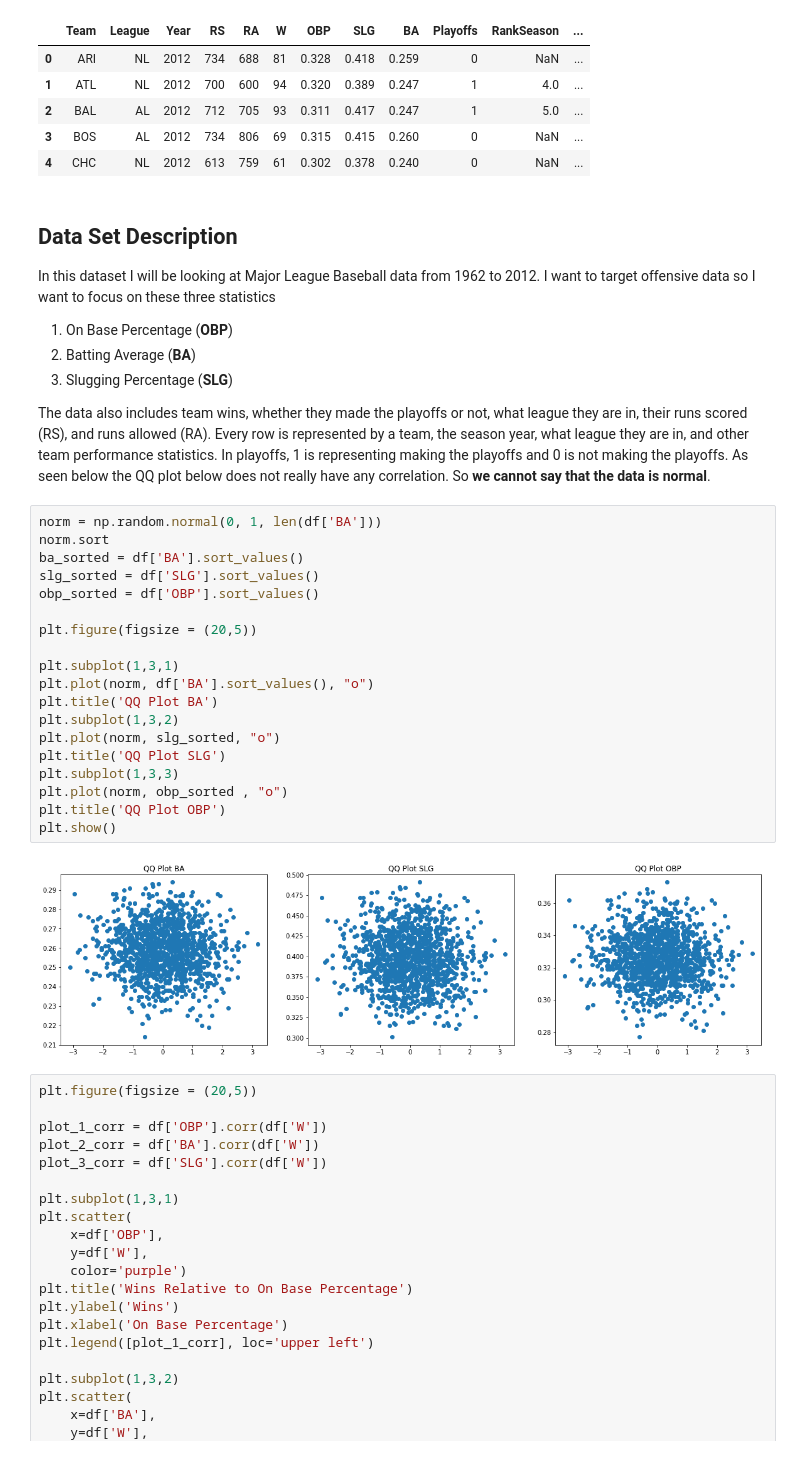
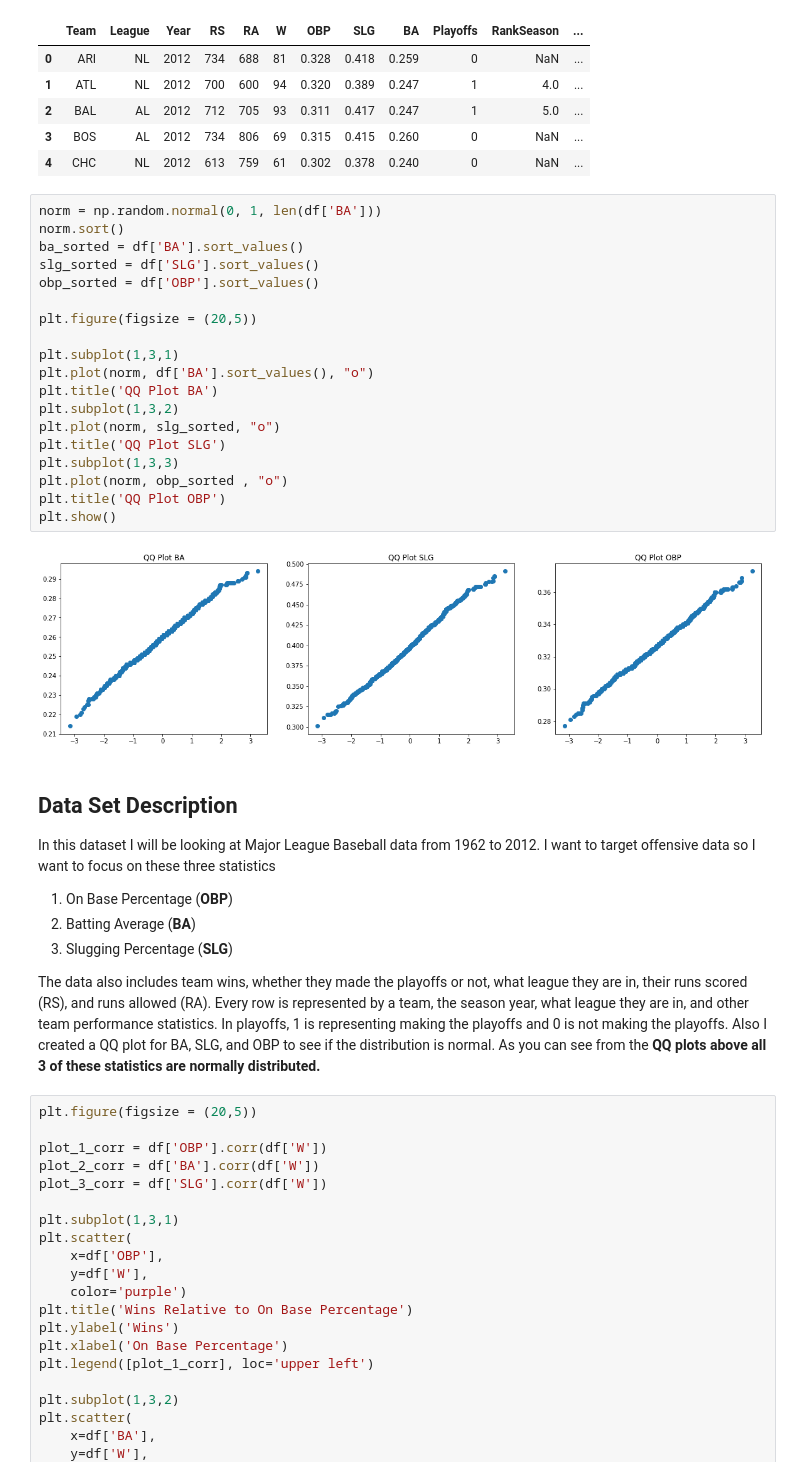
Before and after one commit to AndjoShark/Thinkful-Data-Sci-Prep, a Jupyter notebook: Capstone Data Science Prep Course - MLB Offensive Data.ipynb, the cells around one changed output. Drawn from its saved outputs; the diff is of its cells as text.

```diff
--- a/Capstone Data Science Prep Course - MLB Offensive Data.ipynb
+++ b/Capstone Data Science Prep Course - MLB Offensive Data.ipynb
@@ -29,6 +29,27 @@ df.head()
 | 2 | BAL | AL | 2012 | 712 | 705 | 93 | 0.311 | 0.417 | 0.247 | 1 | 5.0 | ... |
 | 3 | BOS | AL | 2012 | 734 | 806 | 69 | 0.315 | 0.415 | 0.260 | 0 | NaN | ... |
 | 4 | CHC | NL | 2012 | 613 | 759 | 61 | 0.302 | 0.378 | 0.240 | 0 | NaN | ... |
+# %%
+norm = np.random.normal(0, 1, len(df['BA']))
+norm.sort()
+ba_sorted = df['BA'].sort_values()
+slg_sorted = df['SLG'].sort_values()
+obp_sorted = df['OBP'].sort_values()
+
+plt.figure(figsize = (20,5))
+
+plt.subplot(1,3,1)
+plt.plot(norm, df['BA'].sort_values(), "o")
+plt.title('QQ Plot BA')
+plt.subplot(1,3,2)
+plt.plot(norm, slg_sorted, "o")
+plt.title('QQ Plot SLG')
+plt.subplot(1,3,3)
+plt.plot(norm, obp_sorted , "o")
+plt.title('QQ Plot OBP')
+plt.show()
+# %% [output]
+[figure, added]
 # %% [markdown]
 ## **Data Set Description**
 
@@ -38,28 +59,7 @@ In this dataset I will be looking at Major League Baseball data from 1962 to 201
 2) Batting Average (**BA**) <br>
 3) Slugging Percentage (**SLG**) <br>
 
-The data also includes team wins, whether they made the playoffs or not, what league they are in, their runs scored (RS), and runs allowed (RA).  Every row is represented by a team, the season year, what league they are in, and other team performance statistics.  In playoffs, 1 is representing making the playoffs and 0 is not making the playoffs. As seen below the QQ plot below does not really have any correlation. So **we cannot say that the data is normal**.
+The data also includes team wins, whether they made the playoffs or not, what league they are in, their runs scored (RS), and runs allowed (RA).  Every row is represented by a team, the season year, what league they are in, and other team performance statistics.  In playoffs, 1 is representing making the playoffs and 0 is not making the playoffs. Also I created a QQ plot for BA, SLG, and OBP to see if the distribution is normal. As you can see from the **QQ plots above all 3 of these statistics are normally distributed.**
-# %%
-norm = np.random.normal(0, 1, len(df['BA']))
-norm.sort
-ba_sorted = df['BA'].sort_values()
-slg_sorted = df['SLG'].sort_values()
-obp_sorted = df['OBP'].sort_values()
-
-plt.figure(figsize = (20,5))
-
-plt.subplot(1,3,1)
-plt.plot(norm, df['BA'].sort_values(), "o")
-plt.title('QQ Plot BA')
-plt.subplot(1,3,2)
-plt.plot(norm, slg_sorted, "o")
-plt.title('QQ Plot SLG')
-plt.subplot(1,3,3)
-plt.plot(norm, obp_sorted , "o")
-plt.title('QQ Plot OBP')
-plt.show()
-# %% [output]
-[figure, removed]
 # %%
 plt.figure(figsize = (20,5))
 
```
